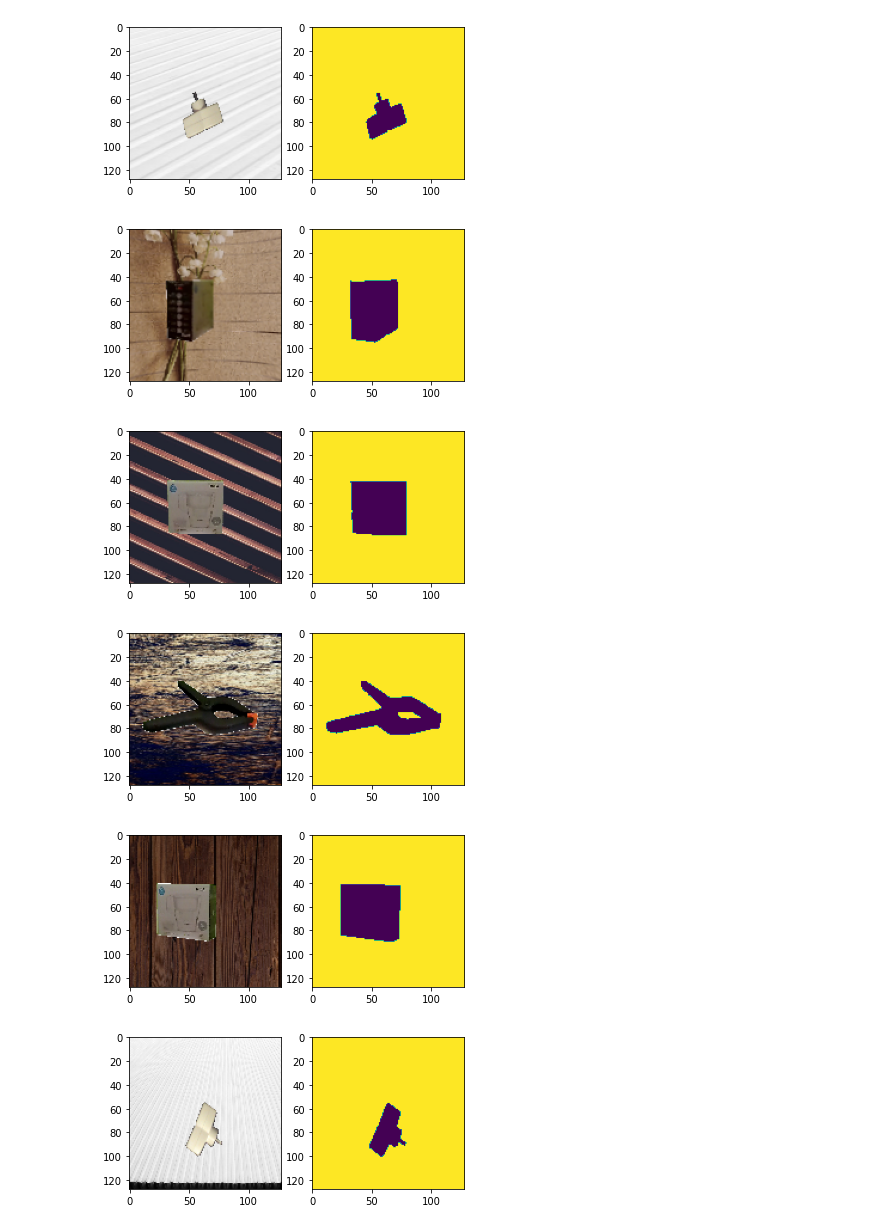
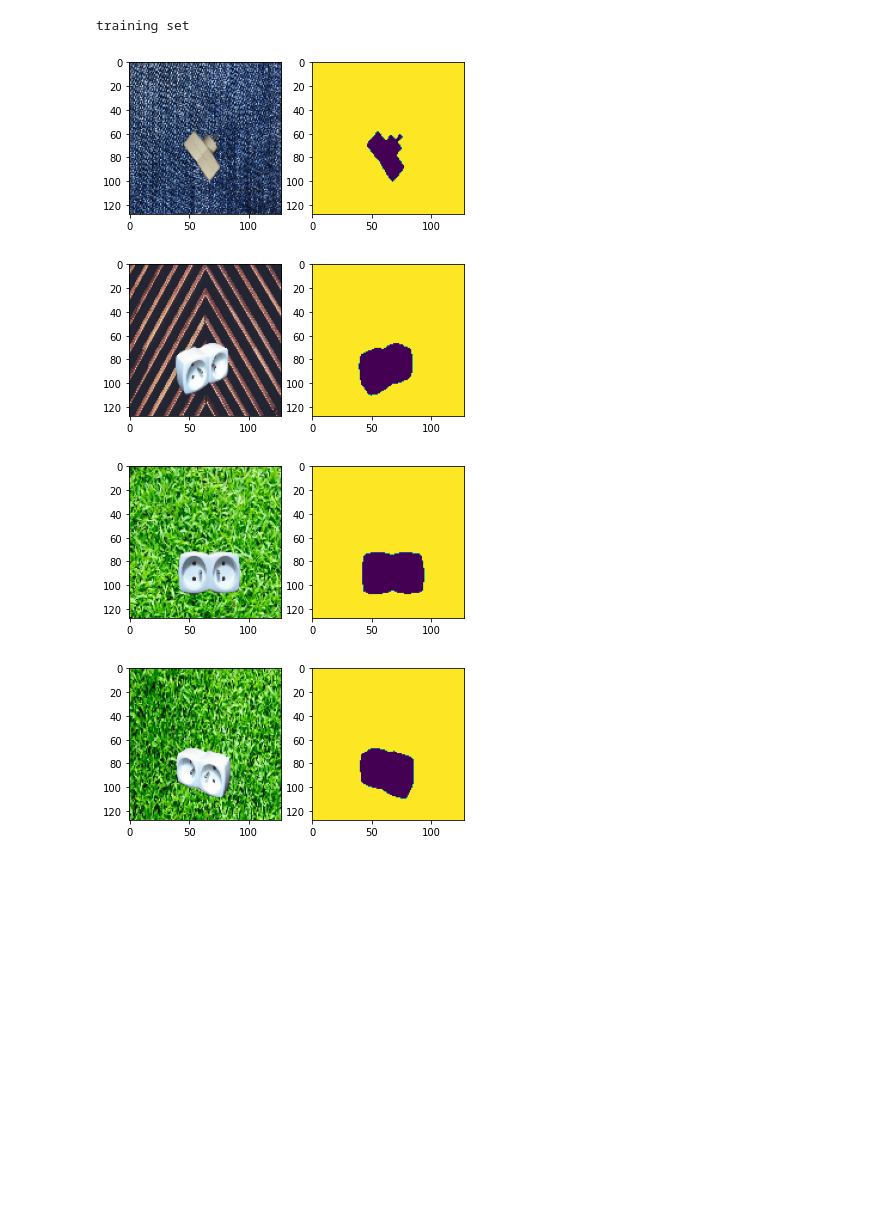
Before and after one commit to PawelPeczek/YetAnotherSegmentationExperiment, a Jupyter notebook: notebooks/DetailedFoldGeneration.ipynb, the cells around one changed output. Drawn from its saved outputs; the diff is of its cells as text; code cells hidden in the pictures; blank space fills up the shorter version.

Commit message:
provide easy way to get train and test detailed datasets

```diff
--- a/notebooks/DetailedFoldGeneration.ipynb
+++ b/notebooks/DetailedFoldGeneration.ipynb
@@ -3,27 +3,28 @@ from data_access.data_generation import DetailedDataGenerator
 import matplotlib.pyplot as plt
 from src.data_access.detailed_dataset_generation import  DetailedDatasetHandler
 # %%
-clazz = ["adapter", 'box', 'clamp']
-difficulty = "hard"
+clazz = ["adapter"]
+difficulty = "easy"
 data_handler = DetailedDatasetHandler(clazz, difficulty)
+# %%
+generators_and_chains = data_handler.prepare_generators_and_transformations()
+train_chain, test_chain = data_handler.prepare_train_test_datasets()
 # %%
-folds_chains = data_handler.prepare_folds_and_transformations(augument=True)
-
 training_generator = DetailedDataGenerator(
-    data=folds_chains,
-    batch_size=16
+    data=train_chain,
+    batch_size=4
 )
 training_generator.on_epoch_end()
 
+print("training set")
 for X, y in training_generator[0]:
     fig, ax = plt.subplots(1, 2)
     ax[0].imshow(X)
     ax[1].imshow(y[:, :, 0])
     plt.show()
 # %% [output]
+training set
-[figure, old version]
+[figure, new version]
-[figure, old version]
+[figure, new version]
-[figure, old version]
+[figure, new version]
-[figure, old version]
+[figure, new version]
-[figure, removed]
-[figure, removed]
```
Also changed, not shown: parts of 2 cells of this notebook, 1 other file.
